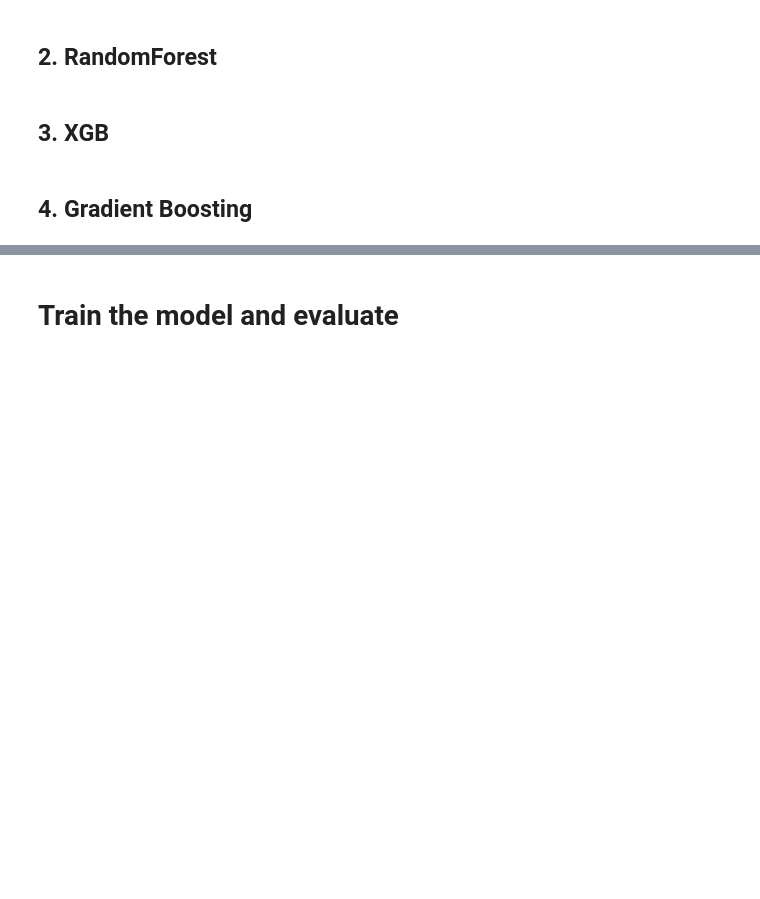
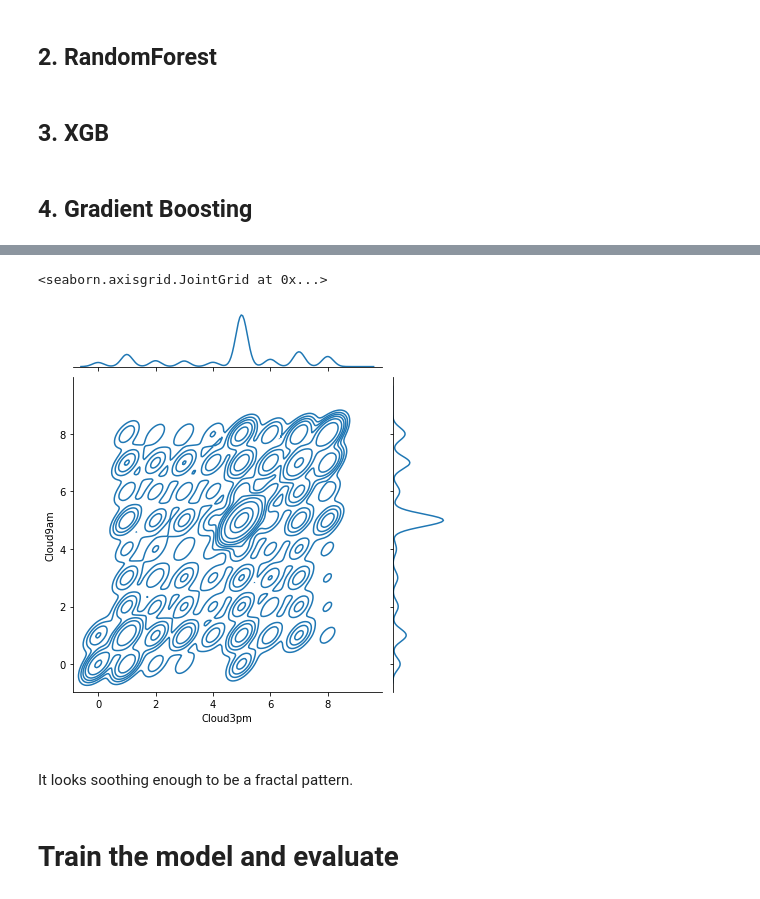
Before and after one commit to OmarAlaaeldein/Weather-Prediction, a Jupyter notebook: weather_prediction.ipynb, the cells around one changed output, grey strips where cells are left out. Saved outputs shown, nothing was run; the diff lists cells and outputs as text; code cells hidden in the pictures; blank space fills up the shorter version.

```diff
--- a/weather_prediction.ipynb
+++ b/weather_prediction.ipynb
@@ -185,3 +209,10 @@ def score_dataset_GradientBoosting(X_train, X_valid, y_train, y_valid,n):
+# %%
+sns.jointplot(data=final_X_train, x="Cloud3pm", y="Cloud9am", kind="kde")
+# %% [output]
+<seaborn.axisgrid.JointGrid at 0x...>
+[figure, added]
+# %% [markdown]
+<br>It looks soothing enough to be a fractal pattern.</br>
 # %% [markdown]
 # Train the model and evaluate
 # %%
```
Also changed, not shown: parts of 6 cells of this notebook, 1 other file.
